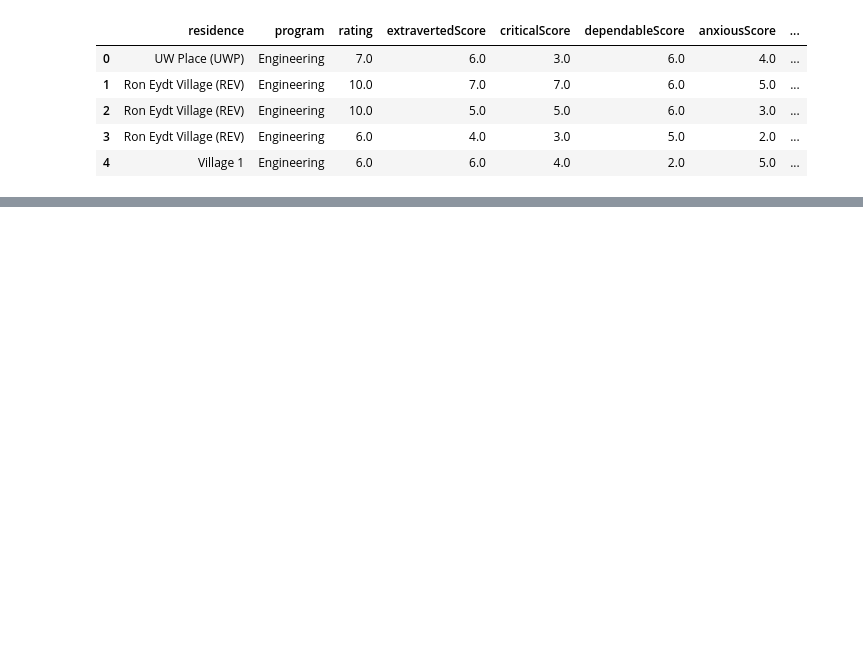
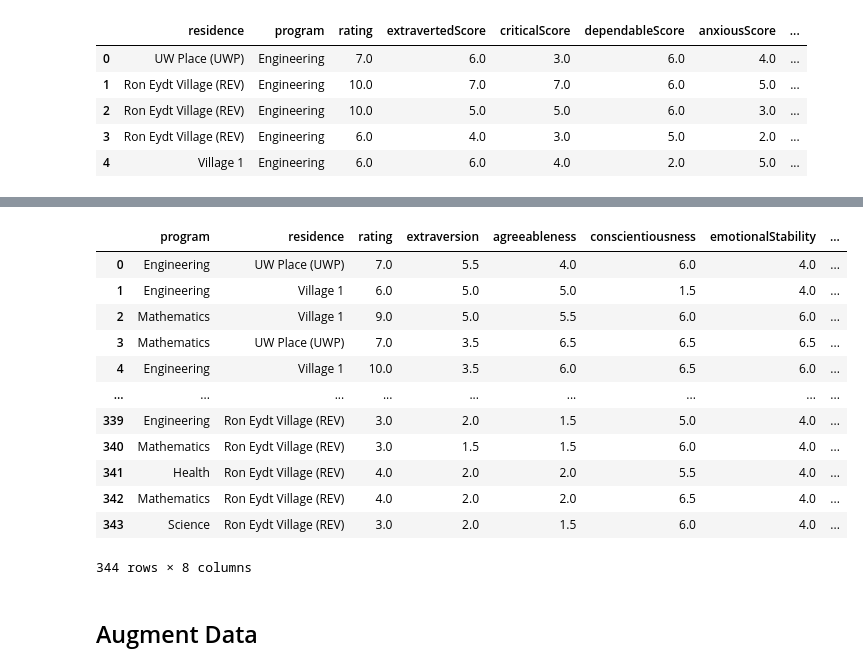
Before and after one commit to snehshah102/Residency_ML, a Jupyter notebook: ParseData.ipynb, the cells around one changed output, grey strips where cells are left out. Cells and saved outputs as stored; diff of their text form; code cells hidden in the pictures; blank space fills up the shorter version.

```diff
--- a/ParseData.ipynb
+++ b/ParseData.ipynb
@@ -112,3 +112,8 @@ data.head()
 | 2 | Ron Eydt Village (REV) | Engineering | 10.0 | 5.0 | 5.0 | 6.0 | 3.0 | ... |
 | 3 | Ron Eydt Village (REV) | Engineering | 6.0 | 4.0 | 3.0 | 5.0 | 2.0 | ... |
 | 4 | Village 1 | Engineering | 6.0 | 6.0 | 4.0 | 2.0 | 5.0 | ... |
+# %%
+#convert categorical variable programs into values using nominal one hot encoding
+dfOneHot = pd.get_dummies(data, columns=["program"])
+data = pd.concat([data['program'], dfOneHot], axis=1)
+data.head()
@@ -162,0 +162,14 @@ data.to_csv('parsedSurveyData.csv', sep=',', index=False, encoding='utf-8')
+# %%
+Otherdata = data[data['residence_Ron Eydt Village (REV)'] != 1]
+REVdata = data[data['residence_Ron Eydt Village (REV)'] == 1]
+
+
+higherScore = REVdata[REVdata['rating'] > 4]
+lowerScore = REVdata[REVdata['rating'] <= 4]
+
+
+lowerScore['extraversion'] = 8 - lowerScore['extraversion']
+lowerScore['agreeableness'] = 8 - lowerScore['agreeableness']
+lowerScore['conscientiousness'] = 8 - lowerScore['conscientiousness']
+lowerScore['emotionalStability'] = 8 - lowerScore['emotionalStability']
+lowerScore['Openness'] = 8 - lowerScore['Openness']
@@ -162,0 +194,20 @@ data.to_csv('parsedSurveyData.csv', sep=',', index=False, encoding='utf-8')
+# %%
+REVdata = higherScore.append(lowerScore, ignore_index=True)
+# %%
+data = Otherdata.append(REVdata, ignore_index=True)
+# %%
+data.iloc[:,[0,1,2,16,17,18,19,20]]
+# %% [output]
+|  | program | residence | rating | extraversion | agreeableness | conscientiousness | emotionalStability | ... |
+| 0 | Engineering | UW Place (UWP) | 7.0 | 5.5 | 4.0 | 6.0 | 4.0 | ... |
+| 1 | Engineering | Village 1 | 6.0 | 5.0 | 5.0 | 1.5 | 4.0 | ... |
+| 2 | Mathematics | Village 1 | 9.0 | 5.0 | 5.5 | 6.0 | 6.0 | ... |
+| 3 | Mathematics | UW Place (UWP) | 7.0 | 3.5 | 6.5 | 6.5 | 6.5 | ... |
+| 4 | Engineering | Village 1 | 10.0 | 3.5 | 6.0 | 6.5 | 6.0 | ... |
+| ... | ... | ... | ... | ... | ... | ... | ... | ... |
+| 339 | Engineering | Ron Eydt Village (REV) | 3.0 | 2.0 | 1.5 | 5.0 | 4.0 | ... |
+| 340 | Mathematics | Ron Eydt Village (REV) | 3.0 | 1.5 | 1.5 | 6.0 | 4.0 | ... |
+| 341 | Health | Ron Eydt Village (REV) | 4.0 | 2.0 | 2.0 | 5.5 | 4.0 | ... |
+| 342 | Mathematics | Ron Eydt Village (REV) | 4.0 | 2.0 | 2.0 | 6.5 | 4.0 | ... |
+| 343 | Science | Ron Eydt Village (REV) | 3.0 | 2.0 | 1.5 | 6.0 | 4.0 | ... |
+344 rows × 8 columns
@@ -162,0 +216,2 @@ data.to_csv('parsedSurveyData.csv', sep=',', index=False, encoding='utf-8')
+# %% [markdown]
+## Augment Data
```
Also changed, not shown: parts of 7 cells of this notebook, 4 other files.
